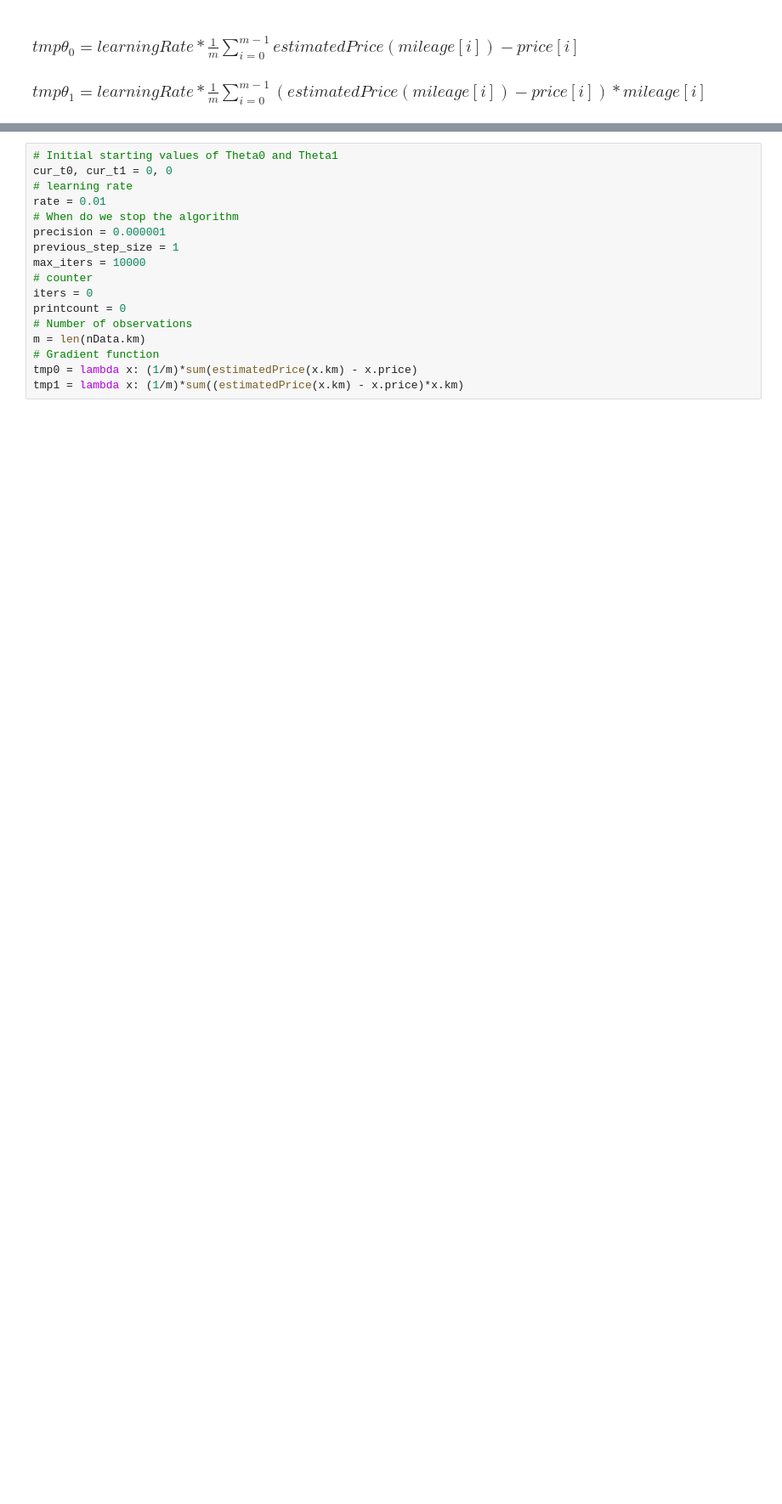
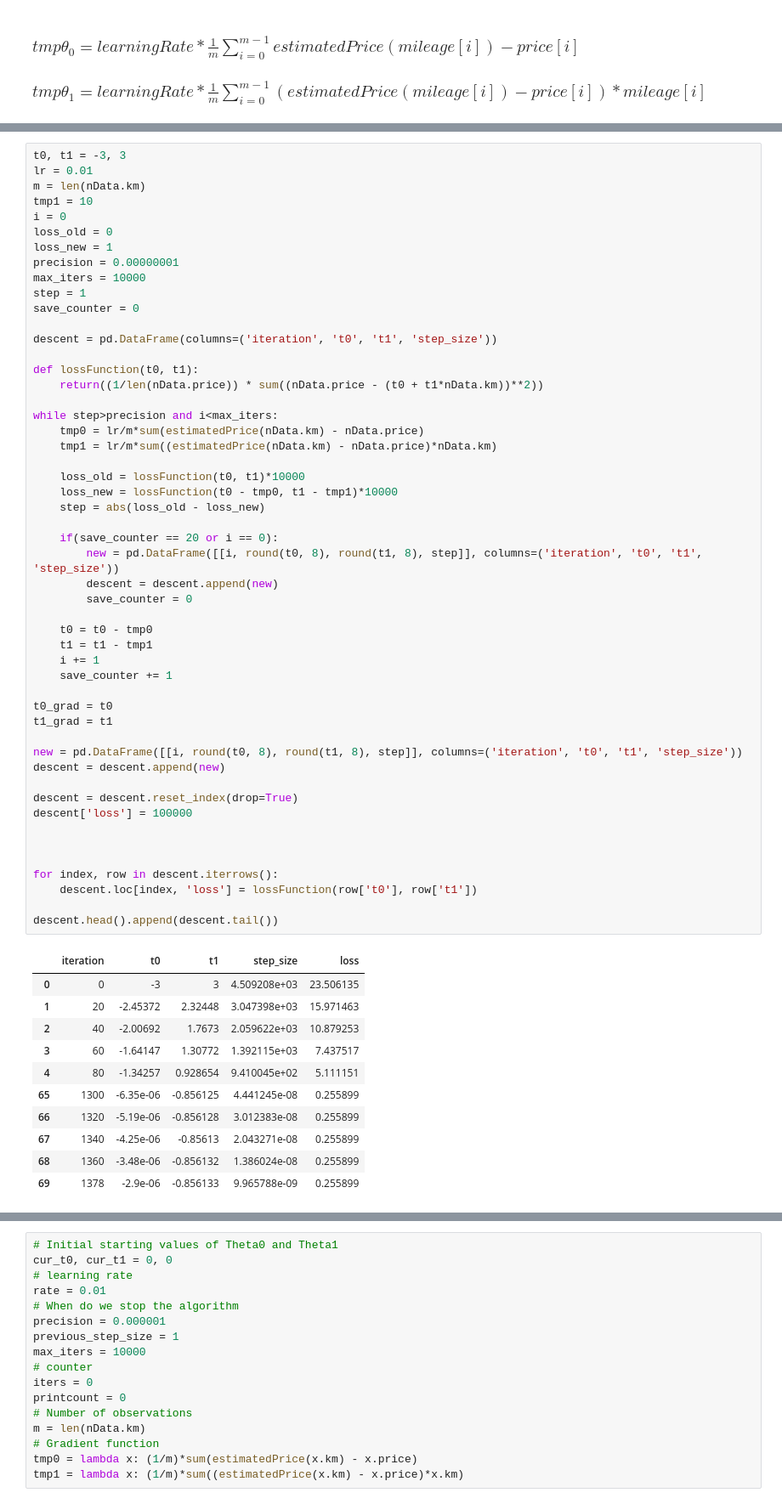
Before and after one commit to SebastienMoeller/A-Team, a Jupyter notebook: notebook.ipynb, the cells around one changed output, grey strips where cells are left out. Shown at 85% size. Saved outputs shown, nothing was run; the diff lists cells and outputs as text; blank space fills up the shorter version.

```diff
--- a/notebook.ipynb
+++ b/notebook.ipynb
@@ -133,0 +139,63 @@ Theta1:  -0.85614
+# %%
+t0, t1 = -3, 3
+lr = 0.01
+m = len(nData.km)
+tmp1 = 10
+i = 0
+loss_old = 0
+loss_new = 1
+precision = 0.00000001
+max_iters = 10000
+step = 1
+save_counter = 0
+
+descent = pd.DataFrame(columns=('iteration', 't0', 't1', 'step_size'))
+
+def lossFunction(t0, t1):
+    return((1/len(nData.price)) * sum((nData.price - (t0 + t1*nData.km))**2))
+
+while step>precision and i<max_iters:
+    tmp0 = lr/m*sum(estimatedPrice(nData.km) - nData.price)
+    tmp1 = lr/m*sum((estimatedPrice(nData.km) - nData.price)*nData.km)
+
+    loss_old = lossFunction(t0, t1)*10000
+    loss_new = lossFunction(t0 - tmp0, t1 - tmp1)*10000
+    step = abs(loss_old - loss_new)
+
+    if(save_counter == 20 or i == 0):
+        new = pd.DataFrame([[i, round(t0, 8), round(t1, 8), step]], columns=('iteration', 't0', 't1', 'step_size'))
+        descent = descent.append(new)
+        save_counter = 0
+
+    t0 = t0 - tmp0
+    t1 = t1 - tmp1
+    i += 1
+    save_counter += 1
+
+t0_grad = t0
+t1_grad = t1
+
+new = pd.DataFrame([[i, round(t0, 8), round(t1, 8), step]], columns=('iteration', 't0', 't1', 'step_size'))
+descent = descent.append(new)
+
+descent = descent.reset_index(drop=True)
+descent['loss'] = 100000
+
+
+
+for index, row in descent.iterrows():
+    descent.loc[index, 'loss'] = lossFunction(row['t0'], row['t1'])
+
+descent.head().append(descent.tail())
+# %% [output]
+|  | iteration | t0 | t1 | step_size | loss |
+| 0 | 0 | -3 | 3 | 4.509208e+03 | 23.506135 |
+| 1 | 20 | -2.45372 | 2.32448 | 3.047398e+03 | 15.971463 |
+| 2 | 40 | -2.00692 | 1.7673 | 2.059622e+03 | 10.879253 |
+| 3 | 60 | -1.64147 | 1.30772 | 1.392115e+03 | 7.437517 |
+| 4 | 80 | -1.34257 | 0.928654 | 9.410045e+02 | 5.111151 |
+| 65 | 1300 | -6.35e-06 | -0.856125 | 4.441245e-08 | 0.255899 |
+| 66 | 1320 | -5.19e-06 | -0.856128 | 3.012383e-08 | 0.255899 |
+| 67 | 1340 | -4.25e-06 | -0.85613 | 2.043271e-08 | 0.255899 |
+| 68 | 1360 | -3.48e-06 | -0.856132 | 1.386024e-08 | 0.255899 |
+| 69 | 1378 | -2.9e-06 | -0.856133 | 9.965788e-09 | 0.255899 |
```
Also changed, not shown: parts of 14 cells of this notebook.
